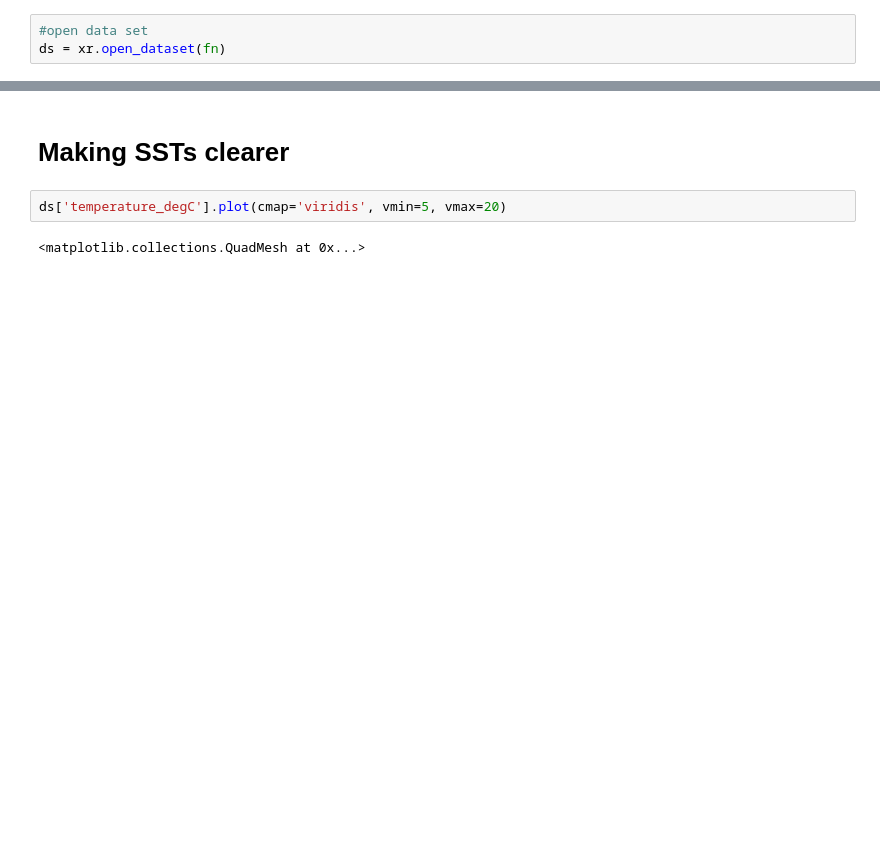
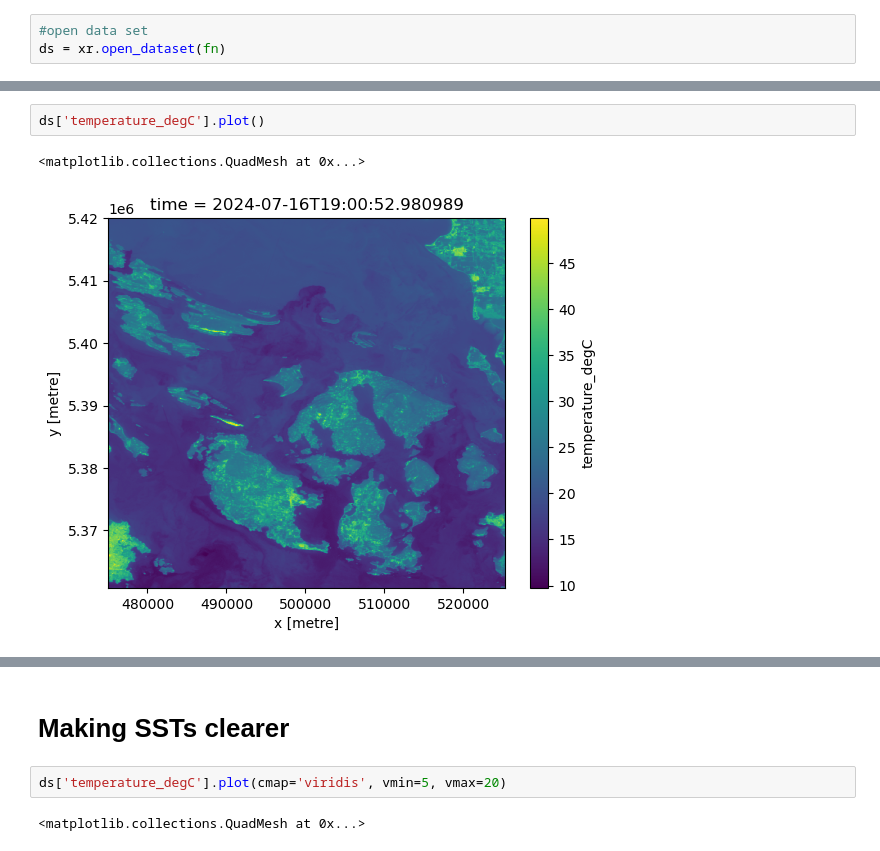
Before and after one commit to elischwat/summerfog, a Jupyter notebook: landsat/plotting-scenes-izzie.ipynb, the cells around one changed output, grey strips where cells are left out. Drawn from its saved outputs; the diff is of its cells as text; blank space fills up the shorter version.

```diff
--- a/landsat/plotting-scenes-izzie.ipynb
+++ b/landsat/plotting-scenes-izzie.ipynb
@@ -28,0 +47,5 @@ ds['temperature_degC'].plot(vmin=10, vmax=20)
+# %%
+ds['temperature_degC'].plot()
+# %% [output]
+<matplotlib.collections.QuadMesh at 0x...>
+[figure, added]
```
Also changed, not shown: parts of 12 cells of this notebook, 6 other files.
